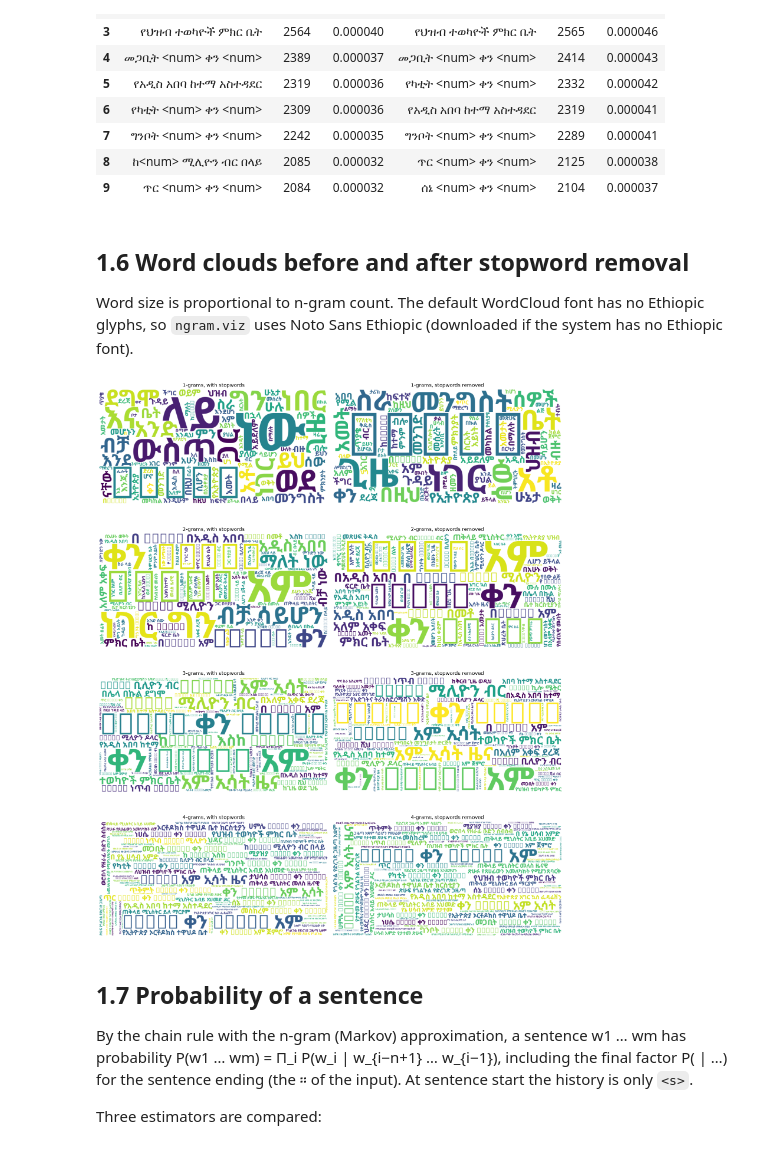
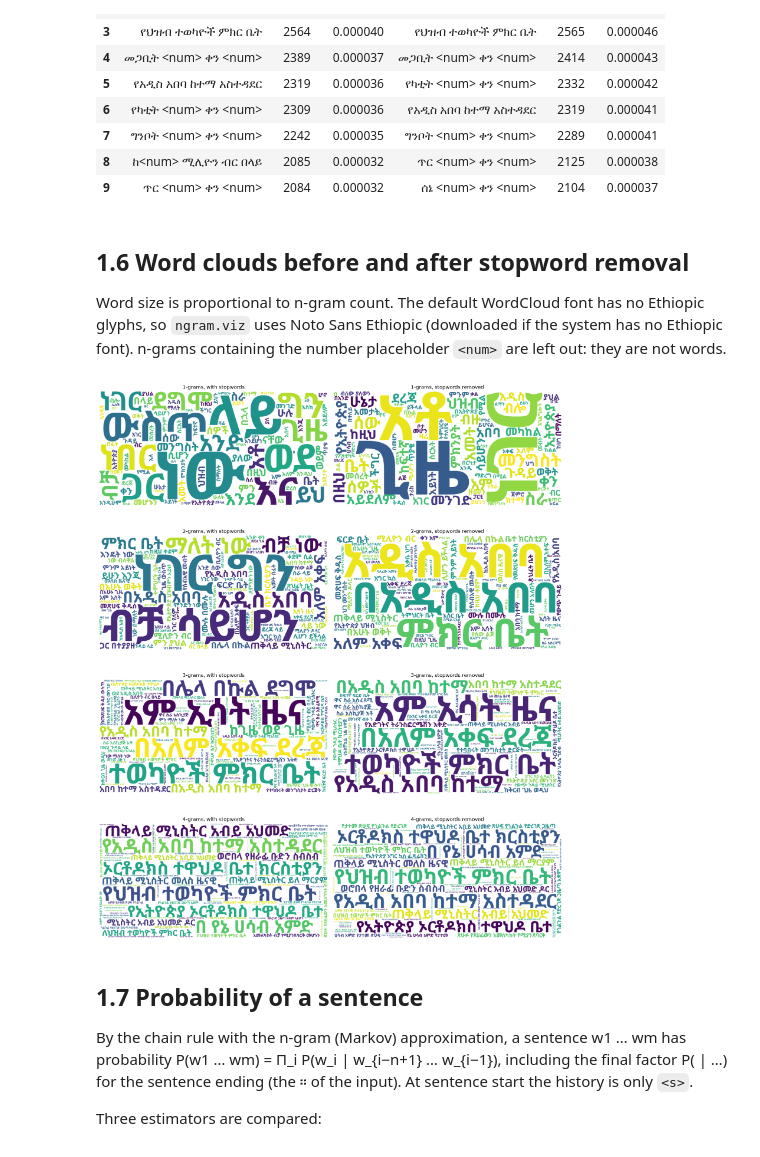
Before and after one commit to Fenet-Ab/N-gram-language-model, a Jupyter notebook: notebooks/01_ngram_language_model.ipynb, the cells around one changed output. Cells and saved outputs as stored; diff of their text form; code cells hidden in the pictures.

Commit message:
Leave number placeholders out of word clouds

```diff
--- a/notebooks/01_ngram_language_model.ipynb
+++ b/notebooks/01_ngram_language_model.ipynb
@@ -386,24 +386,31 @@ Top 10 4-grams: before vs after stopword removal
 ## 1.6 Word clouds before and after stopword removal
 
 Word size is proportional to n-gram count. The default WordCloud font has no Ethiopic glyphs,
-so `ngram.viz` uses Noto Sans Ethiopic (downloaded if the system has no Ethiopic font).
+so `ngram.viz` uses Noto Sans Ethiopic (downloaded if the system has no Ethiopic font). n-grams
+containing the number placeholder `<num>` are left out: they are not words.
 # %%
 from ngram.viz import ngram_wordcloud, ethiopic_font
 font = ethiopic_font(DATA)
 
 def freqs(cnts, k, n=150):
-    rows = cnts.top(k, n, exclude=MARKERS)
-    return {" ".join(vocab.decode(g)): int(c)
-            for g, c in zip(cnts.decode(k, rows), cnts.counts[k - 1][rows])}
+    # Number placeholders ("<num>", "በ<num>") are not words, and the Ethiopic font has no
+    # glyphs for "<", ">" or Latin letters, so they would draw as empty boxes.
+    rows = cnts.top(k, 4 * n, exclude=MARKERS)
+    out = {}
+    for g, c in zip(cnts.decode(k, rows), cnts.counts[k - 1][rows]):
+        phrase = " ".join(vocab.decode(g))
+        if "<num>" not in phrase:
+            out[phrase] = int(c)
+    return dict(list(out.items())[:n])
 
 fig, axes = plt.subplots(4, 2, figsize=(16, 20))
 for k in range(1, 5):
     ngram_wordcloud(freqs(counts, k), axes[k - 1, 0], f"{k}-grams, with stopwords", font_path=font)
     ngram_wordcloud(freqs(counts_ns, k), axes[k - 1, 1], f"{k}-grams, stopwords removed", font_path=font)
 plt.tight_layout(); plt.savefig(f"{FIGURES}/wordclouds.png", dpi=120)
 del counts_ns   # free ~0.5 GB before the smoothed models below
 # %% [output]
-[figure, old version]
+[figure, new version]
 # %% [markdown]
 ## 1.7 Probability of a sentence
 
```
